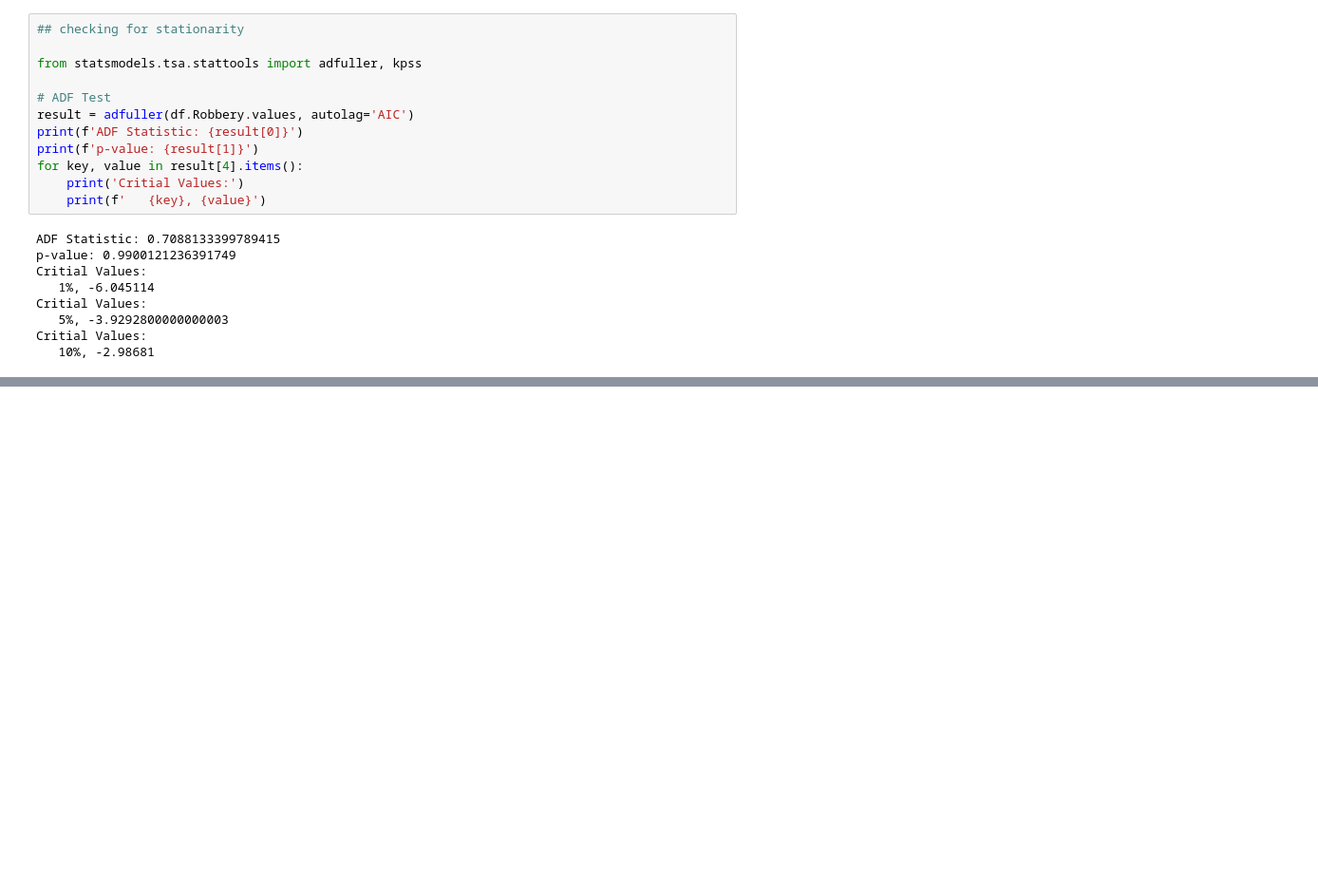
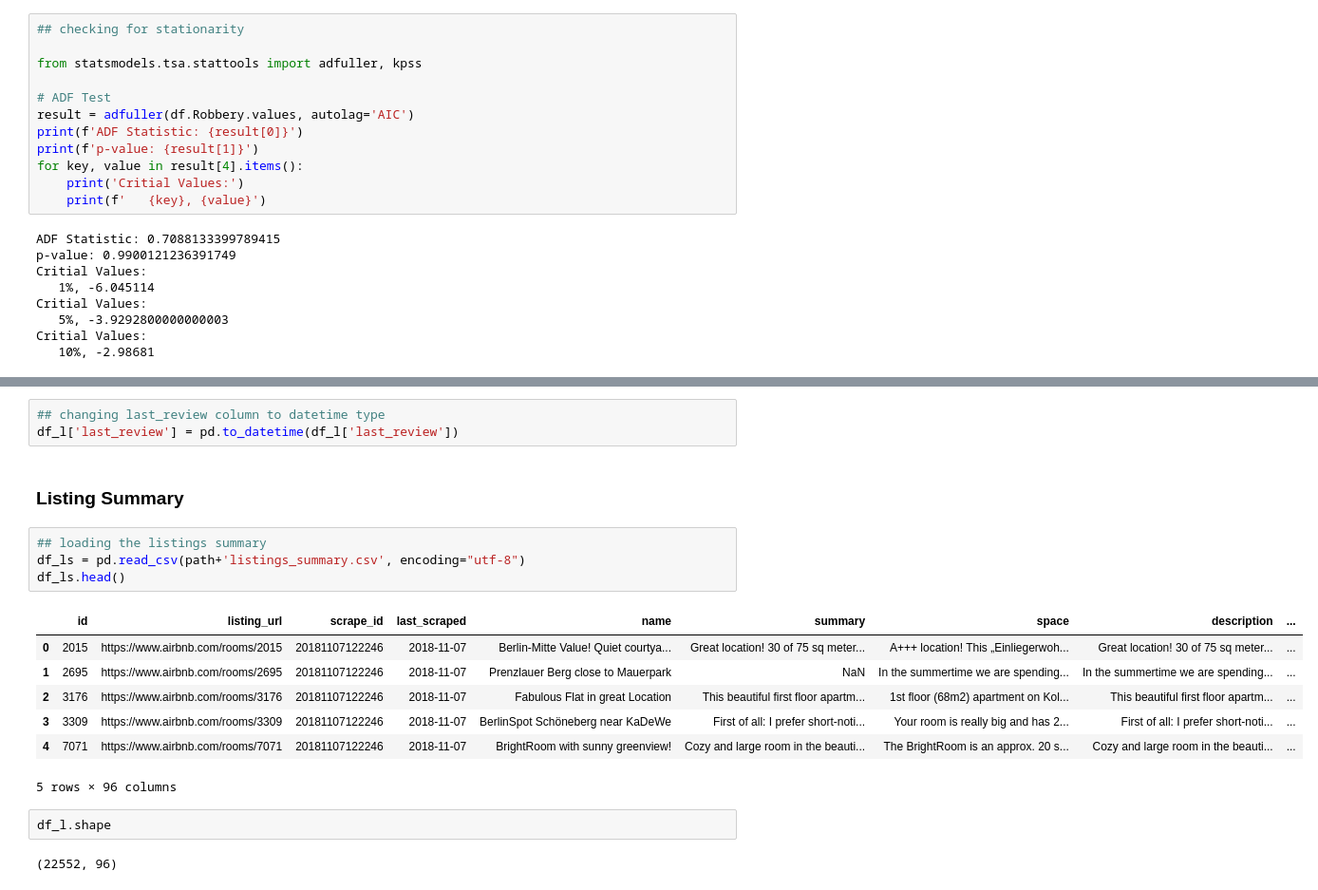
Before and after one commit to Jonny-Preuss/Berlin_stats_and_airbnb, a Jupyter notebook: BI_Project_Berlin_JP.ipynb, the cells around one changed output, grey strips where cells are left out. Shown at 95% size. Drawn from its saved outputs; the diff is of its cells as text; blank space fills up the shorter version.

```diff
--- a/BI_Project_Berlin_JP.ipynb
+++ b/BI_Project_Berlin_JP.ipynb
@@ -284,0 +544,21 @@ Critial Values:
+# %%
+## changing last_review column to datetime type
+df_l['last_review'] = pd.to_datetime(df_l['last_review'])
+# %% [markdown]
+### Listing Summary
+# %%
+## loading the listings summary
+df_ls = pd.read_csv(path+'listings_summary.csv', encoding="utf-8")
+df_ls.head()
+# %% [output]
+|  | id | listing_url | scrape_id | last_scraped | name | summary | space | description | ... |
+| 0 | 2015 | https://www.airbnb.com/rooms/2015 | 20181107122246 | 2018-11-07 | Berlin-Mitte Value! Quiet courtya... | Great location! 30 of 75 sq meter... | A+++ location! This „Einliegerwoh... | Great location! 30 of 75 sq meter... | ... |
+| 1 | 2695 | https://www.airbnb.com/rooms/2695 | 20181107122246 | 2018-11-07 | Prenzlauer Berg close to Mauerpark | NaN | In the summertime we are spending... | In the summertime we are spending... | ... |
+| 2 | 3176 | https://www.airbnb.com/rooms/3176 | 20181107122246 | 2018-11-07 | Fabulous Flat in great Location | This beautiful first floor apartm... | 1st floor (68m2) apartment on Kol... | This beautiful first floor apartm... | ... |
+| 3 | 3309 | https://www.airbnb.com/rooms/3309 | 20181107122246 | 2018-11-07 | BerlinSpot Schöneberg near KaDeWe | First of all: I prefer short-noti... | Your room is really big and has 2... | First of all: I prefer short-noti... | ... |
+| 4 | 7071 | https://www.airbnb.com/rooms/7071 | 20181107122246 | 2018-11-07 | BrightRoom with sunny greenview! | Cozy and large room in the beauti... | The BrightRoom is an approx. 20 s... | Cozy and large room in the beauti... | ... |
+5 rows × 96 columns
+# %%
+df_l.shape
+# %% [output]
+(22552, 96)
```
Also changed, not shown: parts of 40 cells of this notebook.
